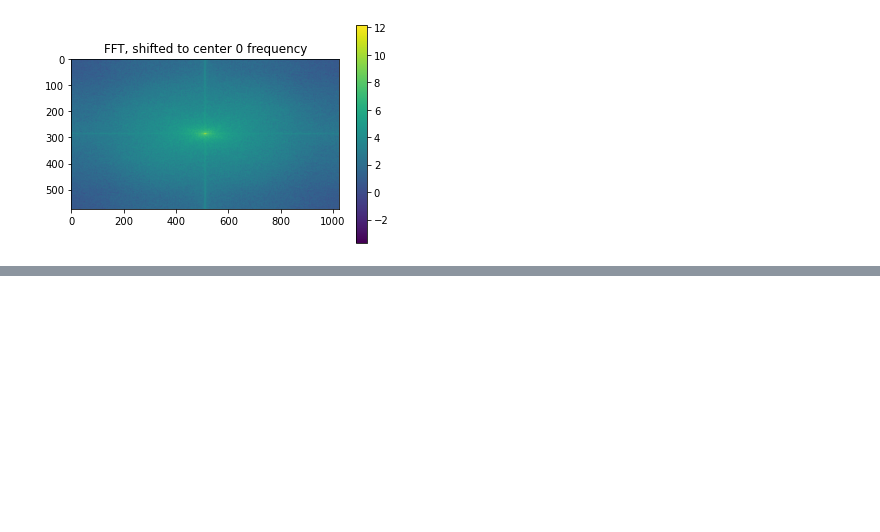
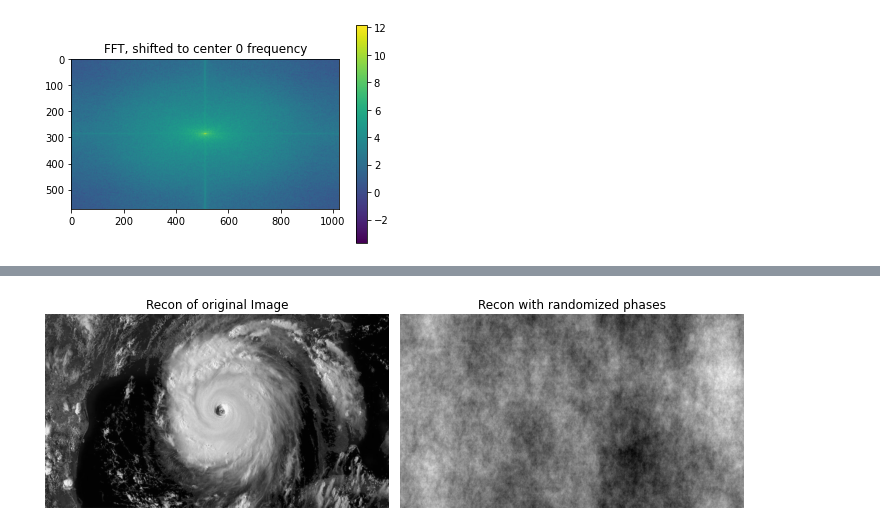
Before and after one commit to VictoriaPizzini/MPO624_2022, a Jupyter notebook: Notebooks/Victoria Folder/Pizzini_Hurricane_Image.ipynb, the cells around one changed output, grey strips where cells are left out. Cells and saved outputs as stored; diff of their text form; code cells hidden in the pictures; blank space fills up the shorter version.

```diff
--- a/Notebooks/Victoria Folder/Pizzini_Hurricane_Image.ipynb
+++ b/Notebooks/Victoria Folder/Pizzini_Hurricane_Image.ipynb
@@ -69,0 +117,28 @@ plt.imshow( kl ); plt.colorbar(); plt.title('Total wavenumber kl on k,l axes')
+# %%
+# Reonstruct a spectrum using real and fake (random) phase info
+
+Phase_synth = np.random.uniform(low=0, high=2*np.pi, size=np.shape(imhat))
+
+# Phase should be symmetric as power is -- figure out how to copy it
+# Phase_synth[NX/2:,:] = Phase_synth[0:NX]
+
+imhat_synth = np.abs(imhat) * np.exp(1j*Phase_synth)
+
+im_synth = fft.ifft2(imhat_synth).real
+im_recon = fft.ifft2(imhat).real
+plt.figure(figsize=(10,4))
+
+plt.subplot(1,2,1)
+plt.imshow(im_recon, cmap='gray')
+plt.axis('off')
+plt.title('Recon of original Image')
+
+plt.subplot(1,2,2)
+plt.imshow(im_synth, cmap='gray')
+plt.axis('off')
+plt.title('Recon with randomized phases')
+
+plt.tight_layout()
+plt.show()
+# %% [output]
+[figure, added]
```
Also changed, not shown: parts of 4 cells of this notebook, 2 other files.
